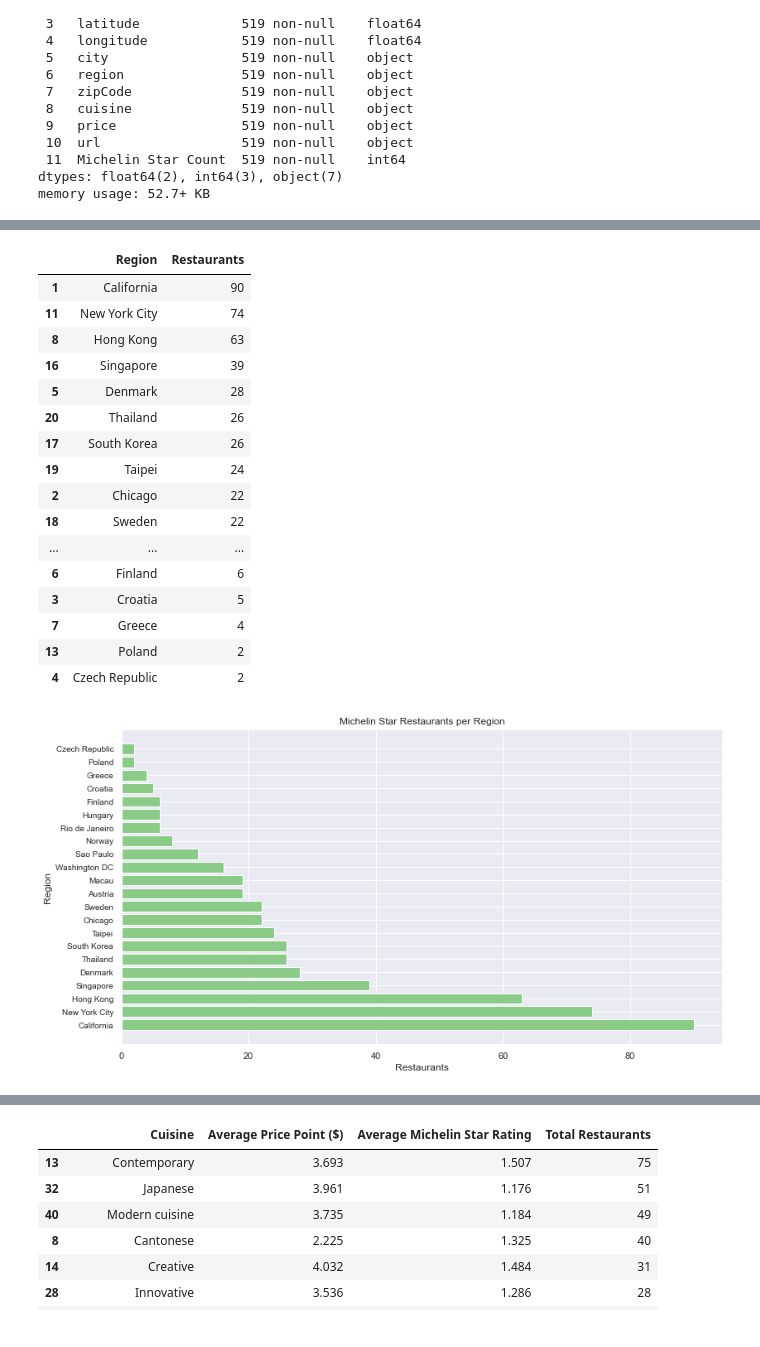
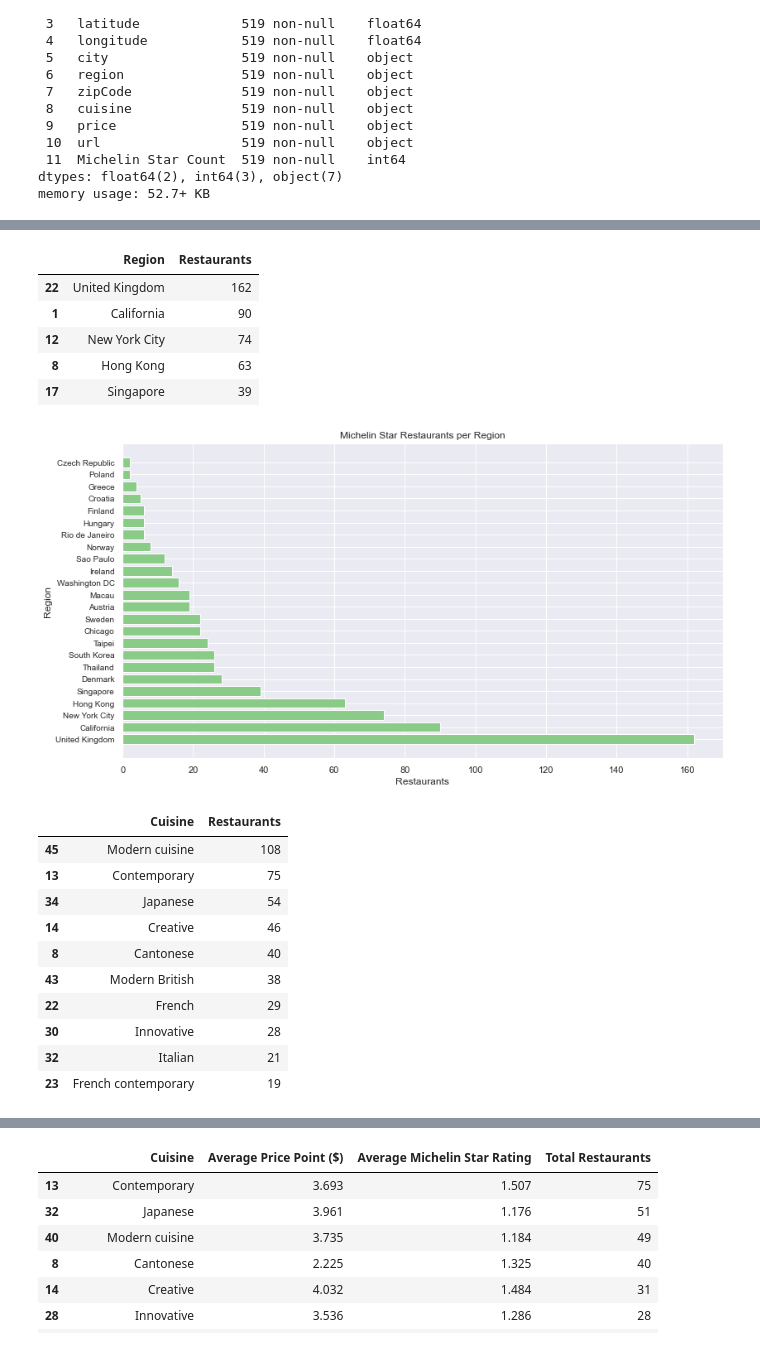
Before and after one commit to EI-github/smu_project1_michelinrestaurants, a Jupyter notebook: Cody_Work/Project 1/Project1.ipynb, the cells around one changed output, grey strips where cells are left out. Cells and saved outputs as stored; diff of their text form; code cells hidden in the pictures.

```diff
--- a/Cody_Work/Project 1/Project1.ipynb
+++ b/Cody_Work/Project 1/Project1.ipynb
@@ -37,4 +46,4 @@ Data columns (total 12 columns):
 dtypes: float64(2), int64(3), object(7)
 memory usage: 52.7+ KB
 # %%
-df1 = df_price.groupby("region")["price"].count()
+df1 = df.groupby("region")["price"].count()
@@ -59,26 +50,15 @@ Name: price, dtype: int64
 # %%
 df11 = pd.concat([df1], axis=1).reset_index()
 df11.columns = ["Region", "Restaurants"]
 summ11 = df11.sort_values(by=["Restaurants"], ascending=False)
-summ11
+summ11.head()
 # %% [output]
 |  | Region | Restaurants |
+| 22 | United Kingdom | 162 |
 | 1 | California | 90 |
-| 11 | New York City | 74 |
+| 12 | New York City | 74 |
 | 8 | Hong Kong | 63 |
-| 16 | Singapore | 39 |
-| 5 | Denmark | 28 |
-| 20 | Thailand | 26 |
-| 17 | South Korea | 26 |
-| 19 | Taipei | 24 |
-| 2 | Chicago | 22 |
-| 18 | Sweden | 22 |
-| ... | ... | ... |
-| 6 | Finland | 6 |
-| 3 | Croatia | 5 |
-| 7 | Greece | 4 |
-| 13 | Poland | 2 |
-| 4 | Czech Republic | 2 |
+| 17 | Singapore | 39 |
 # %%
 plt.figure(figsize=(13,7))
 
@@ -90,4 +70,22 @@ plt.yticks(fontsize=10)
 
 plt.show()
 # %% [output]
-[figure, old version]
+[figure, new version]
+# %%
+df10 = df.groupby("cuisine")["region"].count()
+df12 = pd.concat([df10], axis=1).reset_index()
+df12.columns = ["Cuisine", "Restaurants"]
+summ12 = df12.sort_values(by=["Restaurants"], ascending=False)
+summ12.head(10)
+# %% [output]
+|  | Cuisine | Restaurants |
+| 45 | Modern cuisine | 108 |
+| 13 | Contemporary | 75 |
+| 34 | Japanese | 54 |
+| 14 | Creative | 46 |
+| 8 | Cantonese | 40 |
+| 43 | Modern British | 38 |
+| 22 | French | 29 |
+| 30 | Innovative | 28 |
+| 32 | Italian | 21 |
+| 23 | French contemporary | 19 |
```
Also changed, not shown: parts of 18 cells of this notebook.
